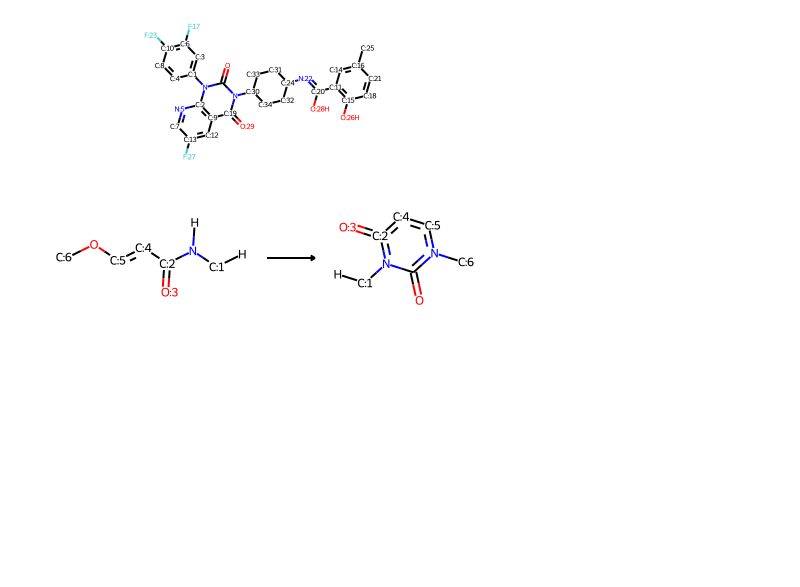
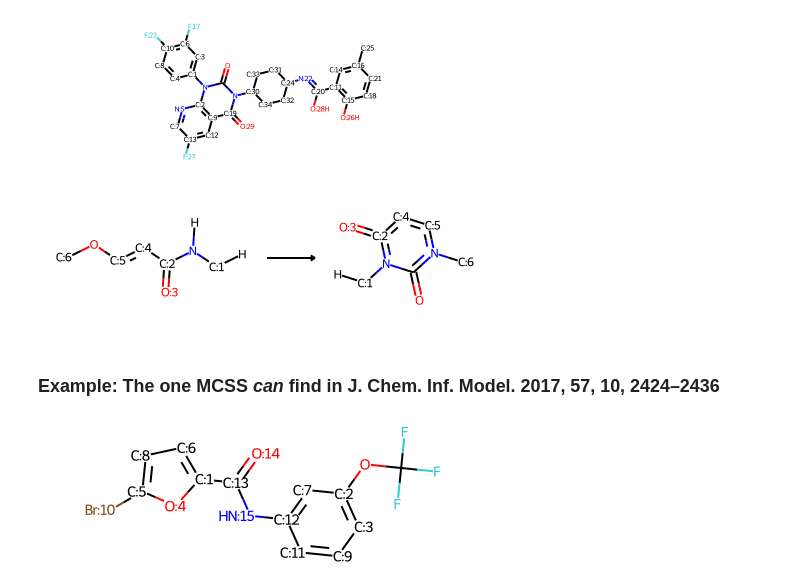
Before and after one commit to warner121/wizepair2, a Jupyter notebook: notebooks/examples.ipynb, the cells around one changed output. Saved outputs shown, nothing was run; the diff lists cells and outputs as text; code cells hidden in the pictures; blank space fills up the shorter version.

Commit message:
include MCSS can and can't examples from JCIM article

```diff
--- a/notebooks/examples.ipynb
+++ b/notebooks/examples.ipynb
@@ -235,3 +235,14 @@ mmp._mol2
 Chem.rdChemReactions.ReactionFromSmarts(response[3]['smirks'])
 # %% [output]
 [figure]
+# %% [markdown]
+### Example: The one MCSS *can* find in J. Chem. Inf. Model. 2017, 57, 10, 2424–2436
+# %%
+mmp = MMP('O=C(Nc1cccc(OC(F)(F)F)c1)c2ccc(Br)o2',
+          'O=C(Nc1ccccc1c2ccccc2)c3ccc(Br)o3',
+          strictness=7)
+response = mmp.execute()
+# %%
+mmp._mol1
+# %% [output]
+[figure, added]
```
Also changed, not shown: parts of 7 cells of this notebook.
